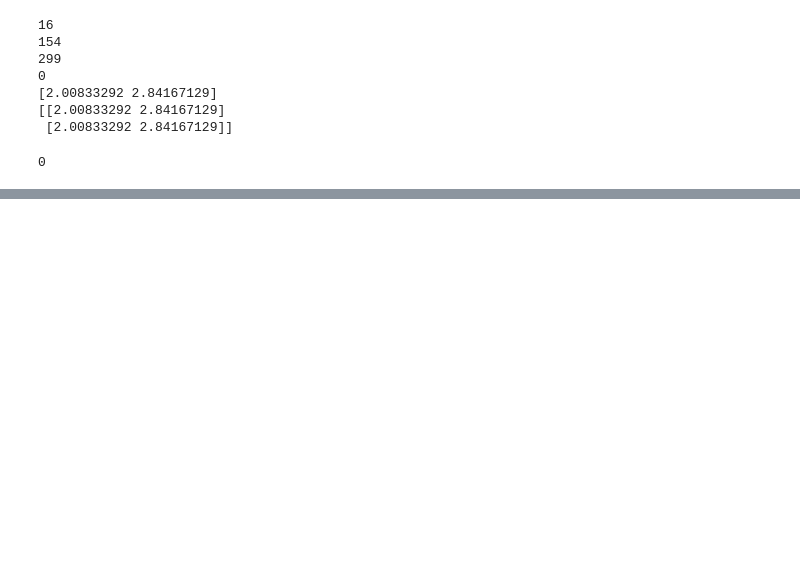
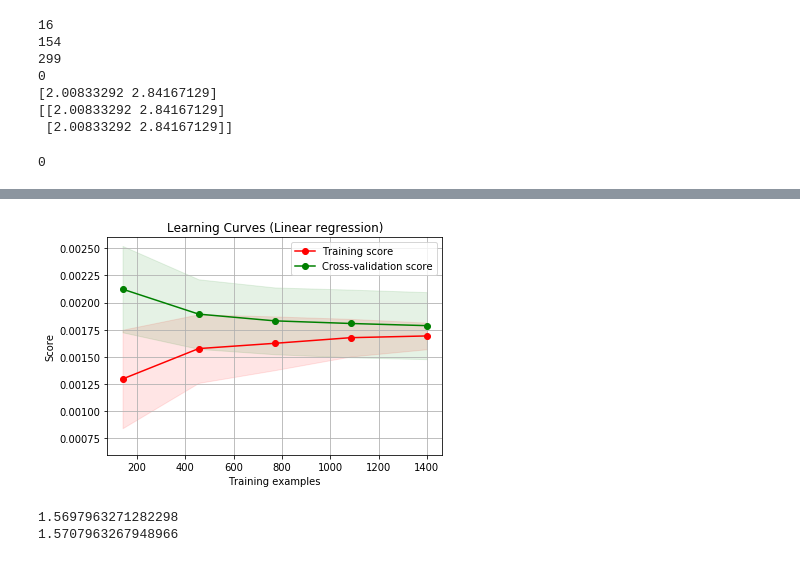
Before and after one commit to XD-QIN/TestCode, a Jupyter notebook: 360 video tracking/20191106_360.ipynb, the cells around one changed output, grey strips where cells are left out. Saved outputs shown, nothing was run; the diff lists cells and outputs as text; code cells hidden in the pictures; blank space fills up the shorter version.

```diff
--- a/360 video tracking/20191106_360.ipynb
+++ b/360 video tracking/20191106_360.ipynb
@@ -94,0 +101,11 @@ print(Y_output)
+# %%
+sinY_output = np.sin(Y_output * np.pi/180)
+cosY_output = np.cos(Y_output * np.pi/180)
+sinY = np.sin(Y * np.pi/180)
+cosY = np.cos(Y * np.pi/180)
+sinY_output = np.array(sinY_output,)
+cosY_output = np.array(cosY_output,)
+print(sinY_output.shape)
+print(cosY_output.shape)
+print(sinY.shape)
+print(cosY.shape)
@@ -94,0 +322,9 @@ print(Y_output)
+# %%
+title = "Learning Curves (Linear regression)"
+# Cross validation with 100 iterations to get smoother mean test and train
+# score curves, each time with 20% data randomly selected as a validation set.
+cv = ShuffleSplit(n_splits=100, test_size=0.3, random_state=0)
+
+estimator = linear_model.LinearRegression()
+plot_learning_curve(estimator, title, sinY[0:2000], sinY_output[0:2000], ylim=(0.0006, 0.0026), cv=cv, n_jobs=-1)
+# %% [output]
@@ -94,0 +332,7 @@ print(Y_output)
+[figure, added]
+# %%
+print(np.arctan(1000))
+print(np.pi/2)
+# %% [output]
+1.5697963271282298
+1.5707963267948966
```
Also changed, not shown: parts of 9 cells of this notebook.
